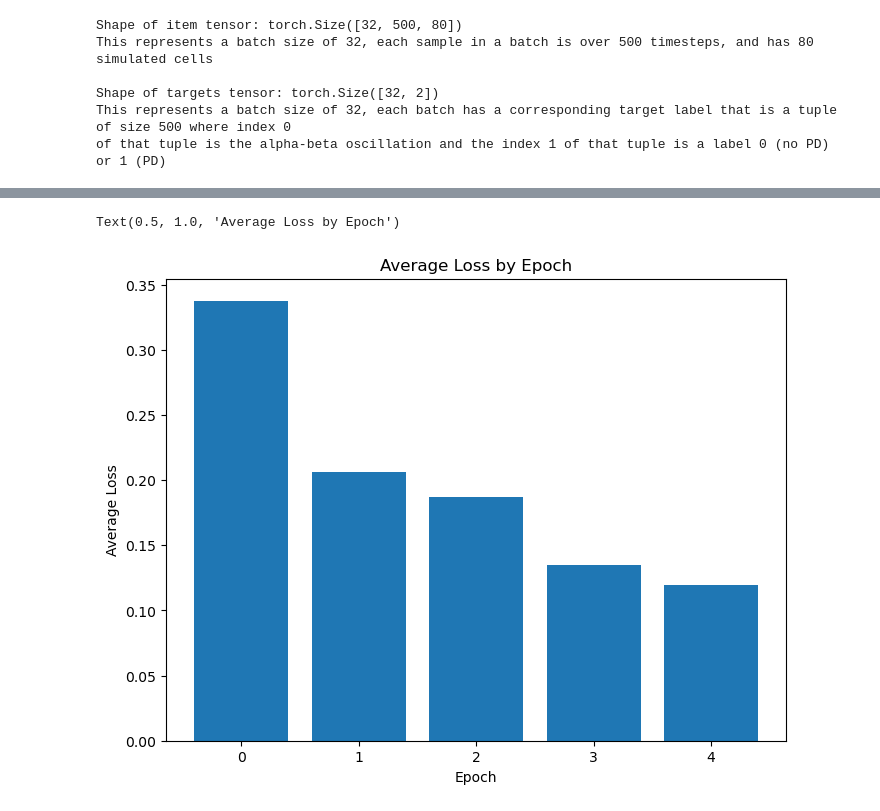
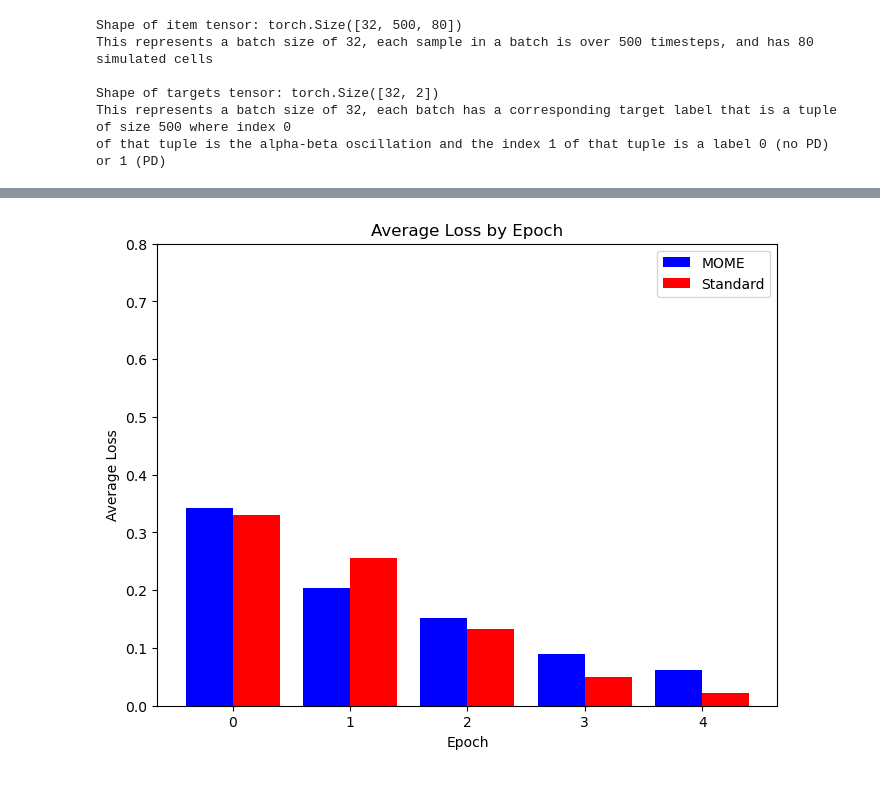
Before and after one commit to MighettoWasTaken/exploring_snn_architecture, a Jupyter notebook: ParkinsonsRat.ipynb, the cells around one changed output, grey strips where cells are left out. Cells and saved outputs as stored; diff of their text form; code cells hidden in the pictures.

```diff
--- a/ParkinsonsRat.ipynb
+++ b/ParkinsonsRat.ipynb
@@ -659,7 +612,7 @@ def train_loop(data, model, num_epochs, loss, optimizer):
 
             # Calculate accuracy without SF.accuracy_rate
             pred = torch.argmax(mem_rec.detach(), dim=1)
-            accuracy = metrics.accuracy_score(targets.detach(), pred)
+            accuracy = metrics.accuracy_score(targets.cpu().detach(), pred.cpu())
 
             # Print accuracy
             if loss_val.item() > 0.001:
@@ -680,8 +628,5 @@ beta = .95
 # %%
-num_epochs = 5
-
-# keytopk^2 <= per_head_topk
-mome_net = MOME_net(num_inputs=num_inputs, num_hidden=num_hidden, beta=beta, num_outputs=num_outputs, num_steps=num_steps, batch_size=batch_size, key_topk=4, per_head_topk=4).to(device)
+mome_net = MOME_net(num_inputs=num_inputs, num_hidden=num_hidden, beta=beta, num_outputs=num_outputs, num_steps=num_steps, batch_size=batch_size, key_topk=key_topk, per_head_topk=per_head_topk).to(device)
 loss = nn.CrossEntropyLoss()
 optimizer = torch.optim.Adam(mome_net.parameters(), lr=0.001, betas=(0.9, 0.999))
 loss_hist_mome, loss_by_epoch_mome, spk_hist = train_loop(data, mome_net, num_epochs, loss, optimizer)
@@ -705,0 +636,4 @@ Epoch 4, Iteration 14, Train Loss: 0.04, Accuracy: 100.00%
+# %%
+def count_parameters(model):
+    total_params = sum(p.numel() for p in model.parameters())
+    return total_params
@@ -706,7 +669,5 @@ Epoch 4, Iteration 14, Train Loss: 0.04, Accuracy: 100.00%
 # %%
-soup_net = Neuron_soup(num_inputs=num_inputs, num_hidden=num_hidden, beta=beta, num_outputs=num_outputs, num_steps=num_steps, batch_size=batch_size, input_width=80).to(device)
+net = Net_small(num_inputs=num_inputs, num_hidden=num_hidden_standard, beta=beta, num_outputs=num_outputs, num_steps=num_steps, batch_size=batch_size).to(device)
 loss = nn.CrossEntropyLoss()
-optimizer = torch.optim.Adam(soup_net.parameters(), lr=0.001, betas=(0.9, 0.999))
-#loss_hist_soup, loss_by_epoch_soup, spk_hist = train_loop(data, soup_net, num_epochs, loss, optimizer)
-#print(num_hidden + num_hidden + num_outputs + num_inputs)
-#print((num_hidden * 2) + num_outputs)
+optimizer = torch.optim.Adam(net.parameters(), lr=0.001, betas=(0.9, 0.999))
+loss_hist, loss_by_epoch, spk_hist_base = train_loop(data, net, num_epochs, loss, optimizer)
@@ -736,14 +696,31 @@ Epoch 4, Iteration 14, Train Loss: 0.17, Accuracy: 83.33%
 # %%
 fig, ax = plt.subplots(figsize=(8, 6))
-average_by_epoch = []
+
+
+
+mome = []
 for item in loss_by_epoch_mome:
-    average_by_epoch.append(statistics.mean(item))
-ax.bar(range(len(average_by_epoch)), average_by_epoch)
+    mome.append(statistics.mean(item))
+
+standard = []
+for item in loss_by_epoch:
+    standard.append(statistics.mean(item))
+
+X = range(len(standard))
+
+X_axis = np.arange(len(X))
+
+plt.bar(X_axis - 0.2, mome, 0.4, label = 'MOME', color="blue")
+plt.bar(X_axis + 0.2, standard, 0.4, label = 'Standard', color="red")
+
+plt.xticks(X_axis, X)
 
 # Adding labels
 ax.set_xlabel('Epoch')
 ax.set_ylabel('Average Loss')
 ax.set_title('Average Loss by Epoch')
+ax.set_ylim((0, .8))
+ax.legend()
+plt.savefig(os.path.join(out_folder_name, "Average_Loss_by_Epoch.png"))
 # %% [output]
-Text(0.5, 1.0, 'Average Loss by Epoch')
-[figure, old version]
+[figure, new version]
```
Also changed, not shown: parts of 41 cells of this notebook, 11 other files.
